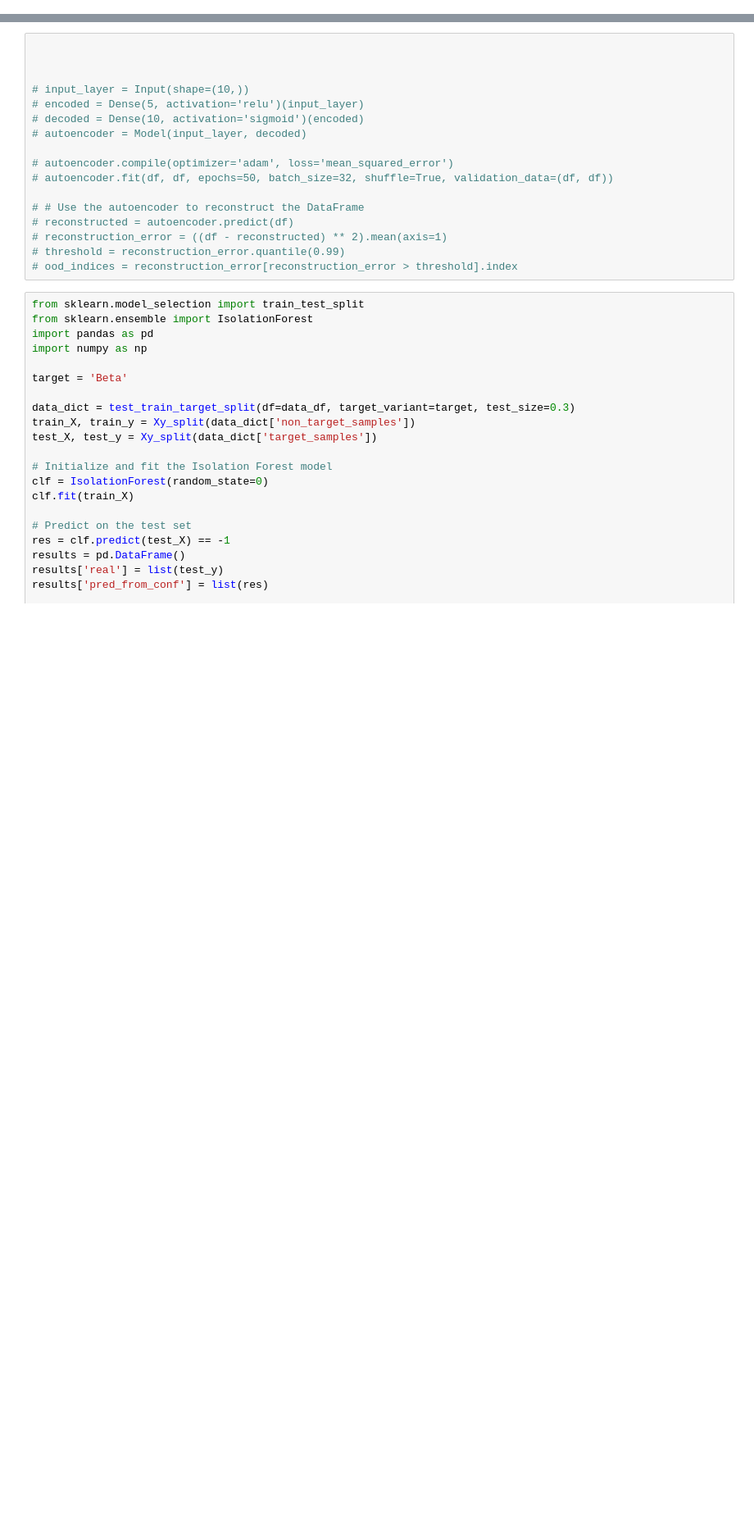
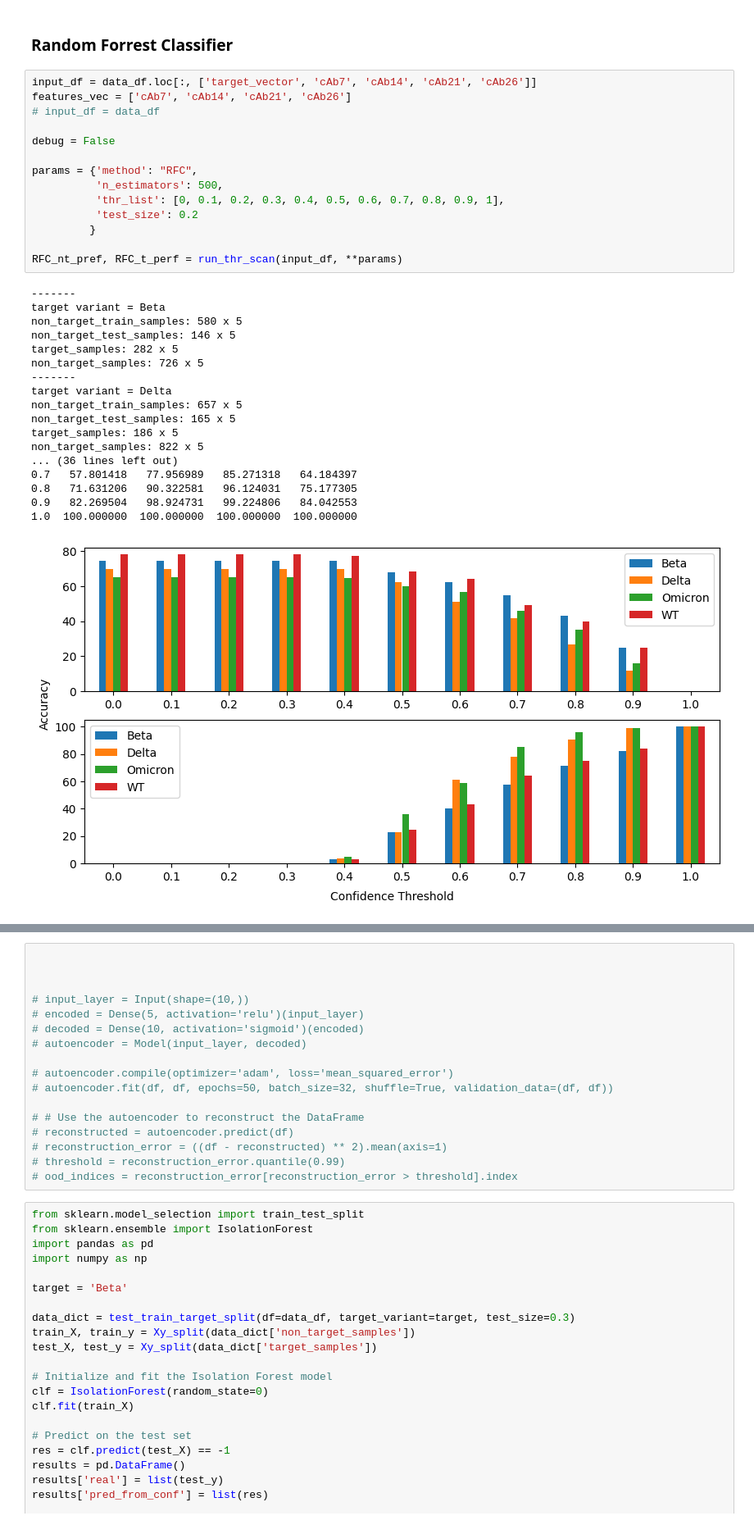
Before and after one commit to zq1498/variant_detection_codebase, a Jupyter notebook: Afi's code/notebook.ipynb, the cells around one changed output, grey strips where cells are left out. Shown at 82% size. Cells and saved outputs as stored; diff of their text form; blank space fills up the shorter version.

```diff
--- a/Afi's code/notebook.ipynb
+++ b/Afi's code/notebook.ipynb
@@ -128,0 +222,35 @@ def calculate_prefromance(results, description=None):
+# %% [markdown]
+### Random Forrest Classifier
+# %%
+input_df = data_df.loc[:, ['target_vector', 'cAb7', 'cAb14', 'cAb21', 'cAb26']]
+features_vec = ['cAb7', 'cAb14', 'cAb21', 'cAb26']
+# input_df = data_df
+
+debug = False
+
+params = {'method': "RFC",
+          'n_estimators': 500,
+          'thr_list': [0, 0.1, 0.2, 0.3, 0.4, 0.5, 0.6, 0.7, 0.8, 0.9, 1],
+          'test_size': 0.2
+         }
+
+RFC_nt_pref, RFC_t_perf = run_thr_scan(input_df, **params)
+# %% [output]
+-------
+target variant = Beta
+non_target_train_samples: 580 x 5
+non_target_test_samples: 146 x 5
+target_samples: 282 x 5
+non_target_samples: 726 x 5
+-------
+target variant = Delta
+non_target_train_samples: 657 x 5
+non_target_test_samples: 165 x 5
+target_samples: 186 x 5
+non_target_samples: 822 x 5
+... (36 lines left out)
+0.7   57.801418   77.956989   85.271318   64.184397
+0.8   71.631206   90.322581   96.124031   75.177305
+0.9   82.269504   98.924731   99.224806   84.042553
+1.0  100.000000  100.000000  100.000000  100.000000
+[figure, added]
```
Also changed, not shown: parts of 21 cells of this notebook.
